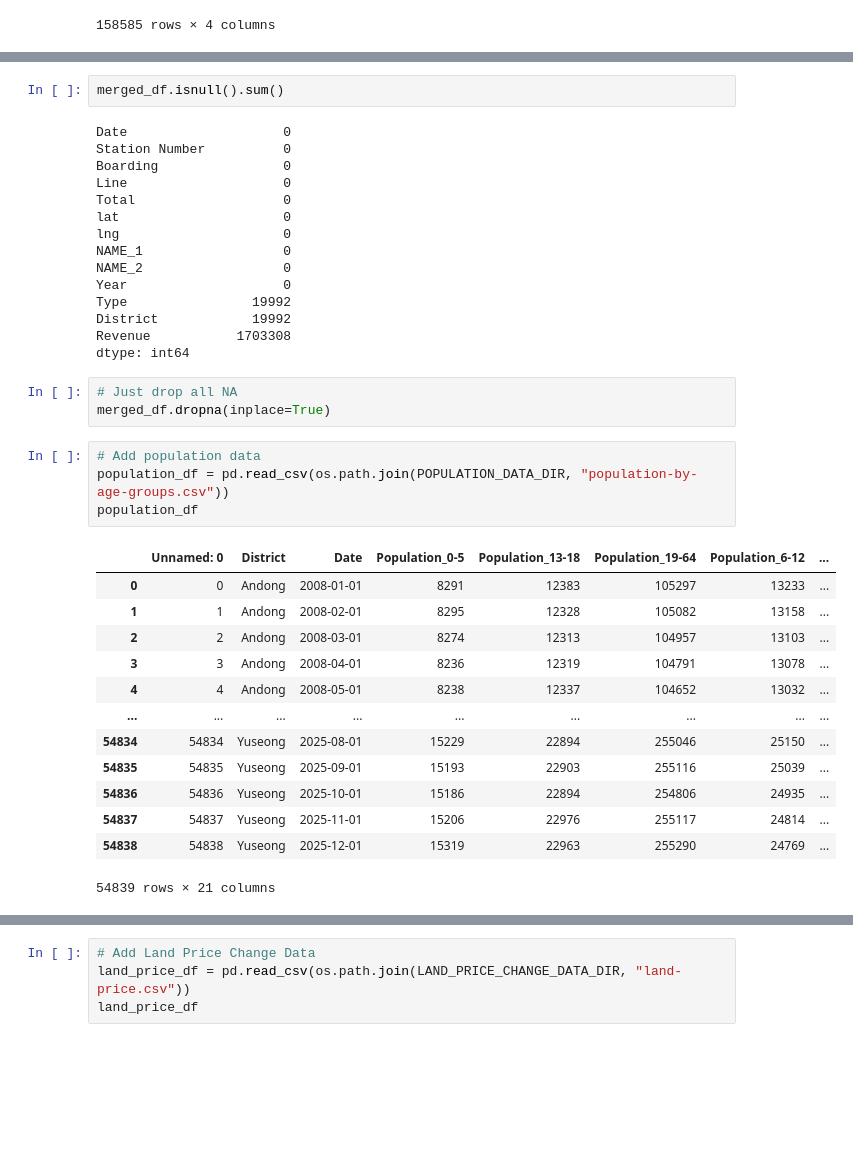
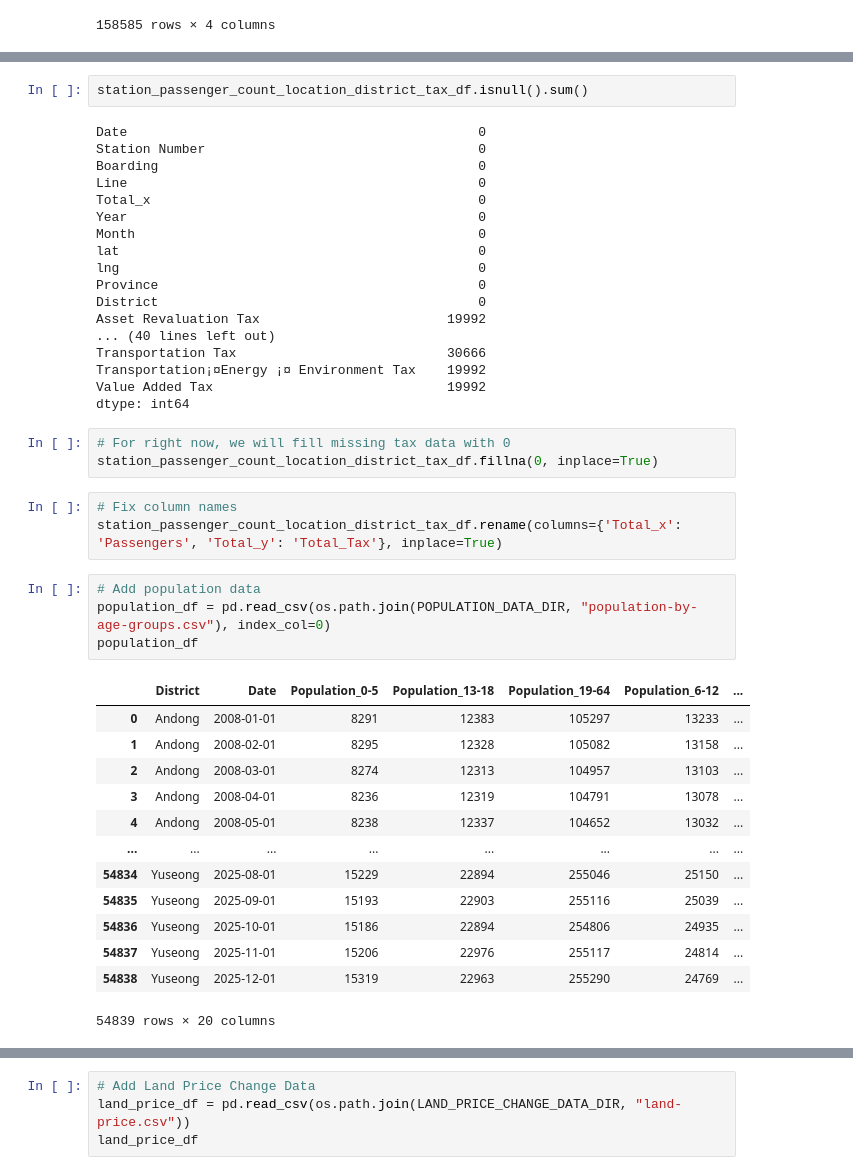
Before and after one commit to omzz15/intro-to-big-data-group-project, a Jupyter notebook: notebooks/models/make-data.ipynb, the cells around one changed output, grey strips where cells are left out. Drawn from its saved outputs; the diff is of its cells as text; blank space fills up the shorter version.

```diff
--- a/notebooks/models/make-data.ipynb
+++ b/notebooks/models/make-data.ipynb
@@ -255,39 +327,45 @@ merged_df
 # %%
-merged_df.isnull().sum()
+station_passenger_count_location_district_tax_df.isnull().sum()
 # %% [output]
-Date                    0
-Station Number          0
-Boarding                0
-Line                    0
-Total                   0
-lat                     0
-lng                     0
-NAME_1                  0
-NAME_2                  0
-Year                    0
-Type                19992
-District            19992
-Revenue           1703308
+Date                                             0
+Station Number                                   0
+Boarding                                         0
+Line                                             0
+Total_x                                          0
+Year                                             0
+Month                                            0
+lat                                              0
+lng                                              0
+Province                                         0
+District                                         0
+Asset Revaluation Tax                        19992
+... (40 lines left out)
+Transportation Tax                           30666
+Transportation¡¤Energy ¡¤ Environment Tax    19992
+Value Added Tax                              19992
 dtype: int64
-# %%
-# Just drop all NA
-merged_df.dropna(inplace=True)
+# %%
+# For right now, we will fill missing tax data with 0
+station_passenger_count_location_district_tax_df.fillna(0, inplace=True)
+# %%
+# Fix column names
+station_passenger_count_location_district_tax_df.rename(columns={'Total_x': 'Passengers', 'Total_y': 'Total_Tax'}, inplace=True)
 # %%
 # Add population data
-population_df = pd.read_csv(os.path.join(POPULATION_DATA_DIR, "population-by-age-groups.csv"))
+population_df = pd.read_csv(os.path.join(POPULATION_DATA_DIR, "population-by-age-groups.csv"), index_col=0)
 population_df
 # %% [output]
-|  | Unnamed: 0 | District | Date | Population_0-5 | Population_13-18 | Population_19-64 | Population_6-12 | ... |
-| 0 | 0 | Andong | 2008-01-01 | 8291 | 12383 | 105297 | 13233 | ... |
-| 1 | 1 | Andong | 2008-02-01 | 8295 | 12328 | 105082 | 13158 | ... |
-| 2 | 2 | Andong | 2008-03-01 | 8274 | 12313 | 104957 | 13103 | ... |
-| 3 | 3 | Andong | 2008-04-01 | 8236 | 12319 | 104791 | 13078 | ... |
-| 4 | 4 | Andong | 2008-05-01 | 8238 | 12337 | 104652 | 13032 | ... |
-| ... | ... | ... | ... | ... | ... | ... | ... | ... |
-| 54834 | 54834 | Yuseong | 2025-08-01 | 15229 | 22894 | 255046 | 25150 | ... |
-| 54835 | 54835 | Yuseong | 2025-09-01 | 15193 | 22903 | 255116 | 25039 | ... |
-| 54836 | 54836 | Yuseong | 2025-10-01 | 15186 | 22894 | 254806 | 24935 | ... |
-| 54837 | 54837 | Yuseong | 2025-11-01 | 15206 | 22976 | 255117 | 24814 | ... |
-| 54838 | 54838 | Yuseong | 2025-12-01 | 15319 | 22963 | 255290 | 24769 | ... |
+|  | District | Date | Population_0-5 | Population_13-18 | Population_19-64 | Population_6-12 | ... |
+| 0 | Andong | 2008-01-01 | 8291 | 12383 | 105297 | 13233 | ... |
+| 1 | Andong | 2008-02-01 | 8295 | 12328 | 105082 | 13158 | ... |
+| 2 | Andong | 2008-03-01 | 8274 | 12313 | 104957 | 13103 | ... |
+| 3 | Andong | 2008-04-01 | 8236 | 12319 | 104791 | 13078 | ... |
+| 4 | Andong | 2008-05-01 | 8238 | 12337 | 104652 | 13032 | ... |
+| ... | ... | ... | ... | ... | ... | ... | ... |
+| 54834 | Yuseong | 2025-08-01 | 15229 | 22894 | 255046 | 25150 | ... |
+| 54835 | Yuseong | 2025-09-01 | 15193 | 22903 | 255116 | 25039 | ... |
+| 54836 | Yuseong | 2025-10-01 | 15186 | 22894 | 254806 | 24935 | ... |
+| 54837 | Yuseong | 2025-11-01 | 15206 | 22976 | 255117 | 24814 | ... |
+| 54838 | Yuseong | 2025-12-01 | 15319 | 22963 | 255290 | 24769 | ... |
-54839 rows × 21 columns
+54839 rows × 20 columns
 # %%
```
Also changed, not shown: parts of 19 cells of this notebook, 7 other files.
